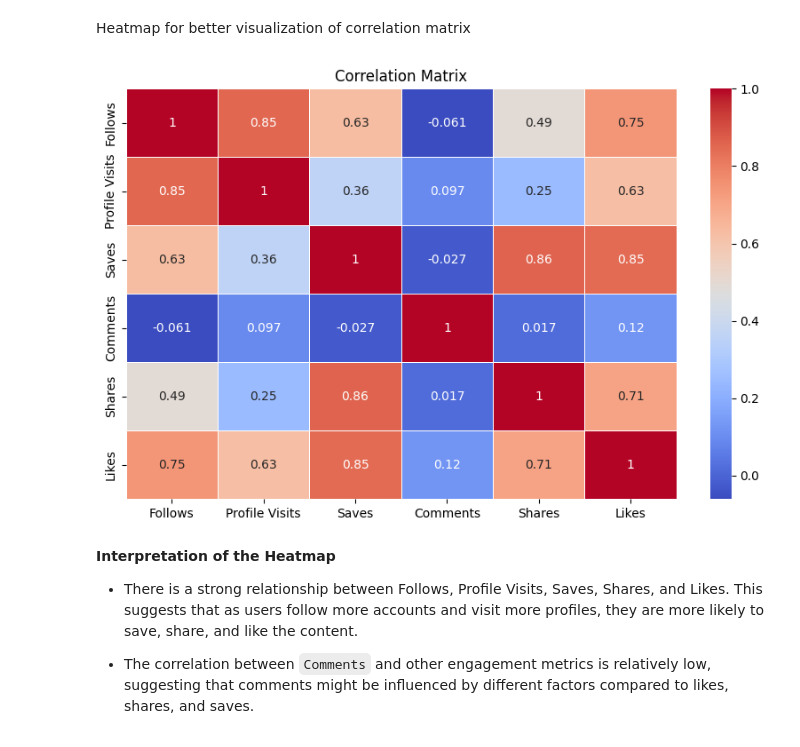
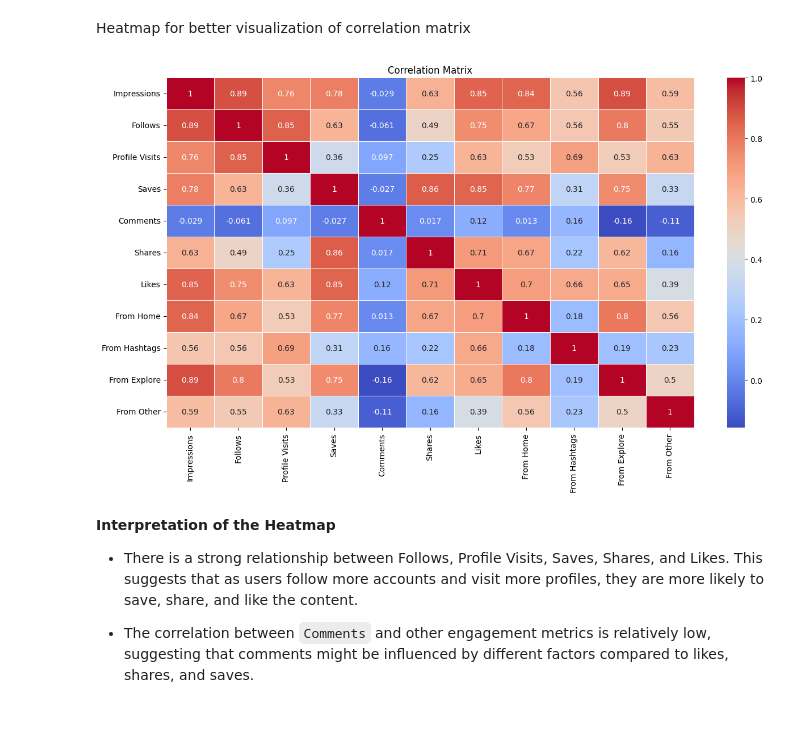
Before and after one commit to MrRezamo/Instagram_Reach_Analysis, a Jupyter notebook: Project/Main_Project.ipynb, the cells around one changed output. Drawn from its saved outputs; the diff is of its cells as text; code cells hidden in the pictures.

```diff
--- a/Project/Main_Project.ipynb
+++ b/Project/Main_Project.ipynb
@@ -212,12 +215,12 @@ Likes             0.746           0.626  0.846     0.124   0.708  1.000
 # %% [markdown]
 Heatmap for better visualization of correlation matrix
 # %%
-plt.figure(figsize=(10, 6))
-sns.heatmap(correlation_matrix, annot=True, cmap='coolwarm', linewidths=0.5)
+plt.figure(figsize=(15, 8))
+sns.heatmap(correlation, annot=True, cmap='coolwarm', linewidths=0.5)
 plt.title('Correlation Matrix')
 plt.show()
 # %% [output]
-[figure, old version]
+[figure, new version]
 # %% [markdown]
 **Interpretation of the Heatmap**
 
```
Also changed, not shown: parts of 2 cells of this notebook.
